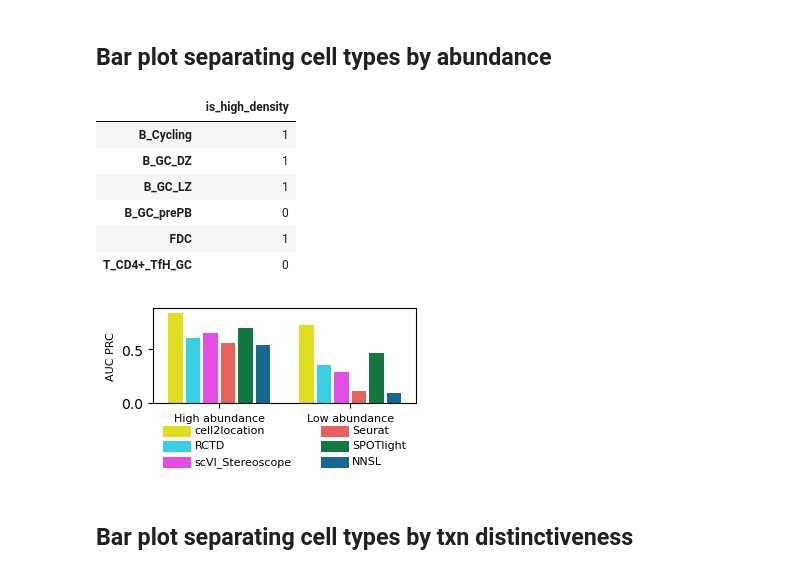
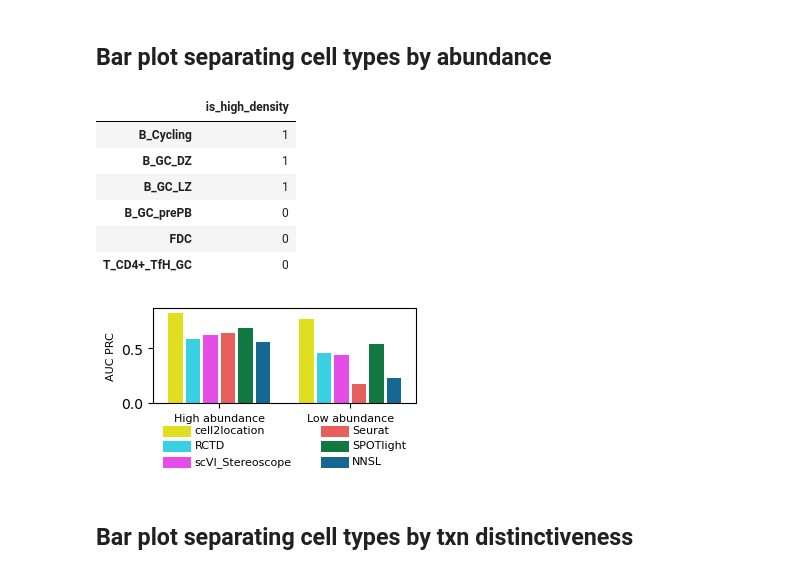
Before and after one commit to vitkl/cell2location_paper, a Jupyter notebook: notebooks/lymph_nodes_analysis/other_methods/benchmark_analysis_4_RP_curves_with_gold_standard_per_method_GC_non_GC_abundance_pyro.ipynb, the cells around one changed output. Drawn from its saved outputs; the diff is of its cells as text; code cells hidden in the pictures.

```diff
--- a/notebooks/lymph_nodes_analysis/other_methods/benchmark_analysis_4_RP_curves_with_gold_standard_per_method_GC_non_GC_abundance_pyro.ipynb
+++ b/notebooks/lymph_nodes_analysis/other_methods/benchmark_analysis_4_RP_curves_with_gold_standard_per_method_GC_non_GC_abundance_pyro.ipynb
@@ -957,16 +957,17 @@ plt.tight_layout();
 # %%
 design = pd.DataFrame(index=results[1].columns)
 design['is_high_density'] = 1
 design.loc[design.index == 'B_GC_prePB', 'is_high_density'] = 0
 design.loc[design.index == 'T_CD4+_TfH_GC', 'is_high_density'] = 0
+design.loc[design.index == 'FDC', 'is_high_density'] = 0
 design
 # %% [output]
 |  | is_high_density |
 | B_Cycling | 1 |
 | B_GC_DZ | 1 |
 | B_GC_LZ | 1 |
 | B_GC_prePB | 0 |
-| FDC | 1 |
+| FDC | 0 |
 | T_CD4+_TfH_GC | 0 |
 # %%
 def get_stat_for_types_generic(cell_count, infer_cell_count, design, calculate_stat):
@@ -1026,7 +1027,7 @@ plt.tight_layout();
 
 plt.savefig(fig_path + '/barplot_by_category_with_label.pdf', bbox_inches='tight')
 # %% [output]
-[figure, old version]
+[figure, new version]
 # %% [markdown]
 ## Bar plot separating cell types by txn distinctiveness
 # %%
```
Also changed, not shown: parts of 21 cells of this notebook.
